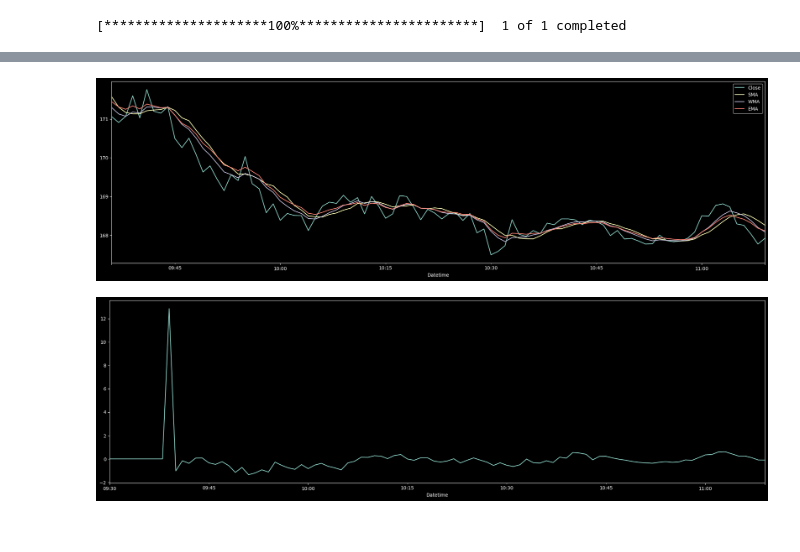
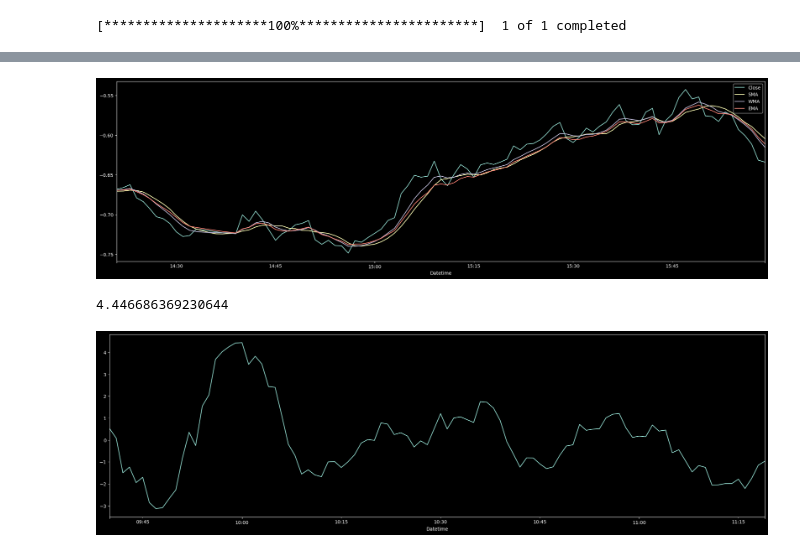
Before and after one commit to H3cth0r/basicStocksOperations, a Jupyter notebook: py_code/botNEAT/testings.ipynb, the cells around one changed output, grey strips where cells are left out. Saved outputs shown, nothing was run; the diff lists cells and outputs as text; code cells hidden in the pictures.

```diff
--- a/py_code/botNEAT/testings.ipynb
+++ b/py_code/botNEAT/testings.ipynb
@@ -31,6 +32,7 @@ data.head()
 #so.anotherNormalizerDataset(data)
 # %%
 data = so.calculateAll(data)
+data = so.cleanDataFrame(data, 10)
 # %%
 
 data
@@ -72,17 +91,21 @@ min(mom_np)
 # %%
 # https://www.analyticsvidhya.com/blog/2021/07/stock-prices-analysis-with-python/
 plt.style.use('dark_background')
 #data.reset_index(inplace=True)
-data.Close[6:100].plot(label="Close", figsize=(25, 7))
-data.SMA[6:100].plot(label="SMA")
-data.WMA[6:100].plot(label="WMA")
-data.EMA[6:100].plot(label="EMA")
+data.Close[-100:-1].plot(label="Close", figsize=(25, 7))
+data.SMA[-100:-1].plot(label="SMA")
+data.WMA[-100:-1].plot(label="WMA")
+data.EMA[-100:-1].plot(label="EMA")
 plt.legend()
 plt.show()
 # %% [output]
-[figure, old version]
+[figure, new version]
+# %%
+np.max(data.ROC.to_numpy())
+# %% [output]
+4.446686369230644
 # %%
 data.ROC[0:100].plot(label="ROC", figsize=(25, 7))
 plt.show()
 # %% [output]
-[figure, old version]
+[figure, new version]
```
Also changed, not shown: parts of 15 cells of this notebook, 12 other files.
